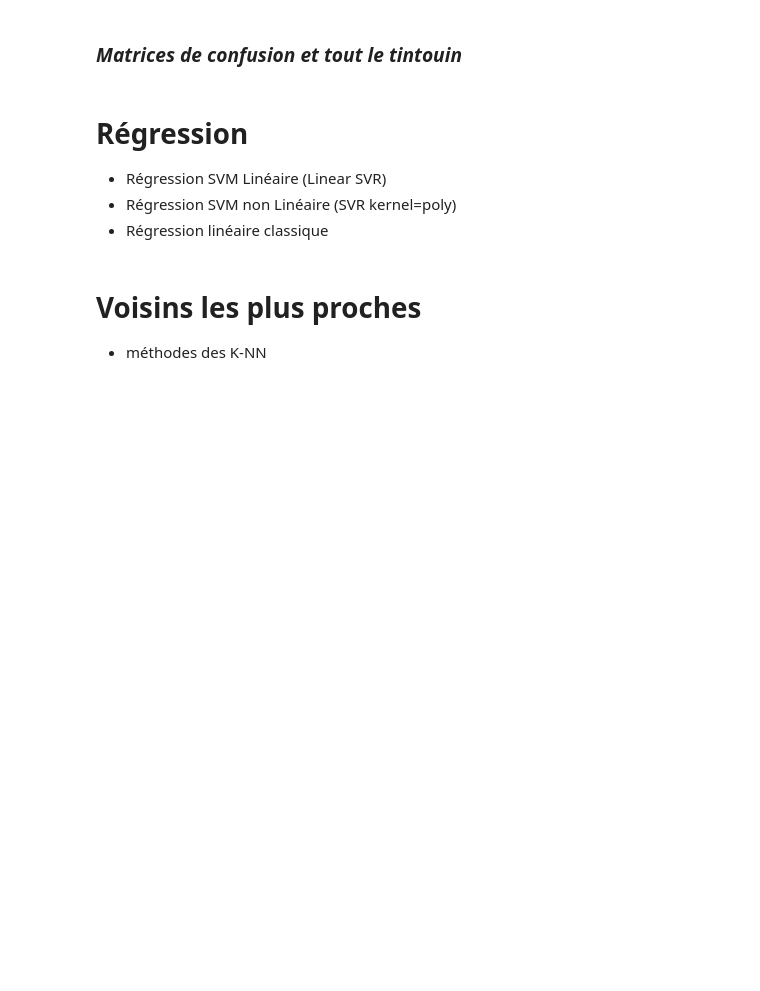
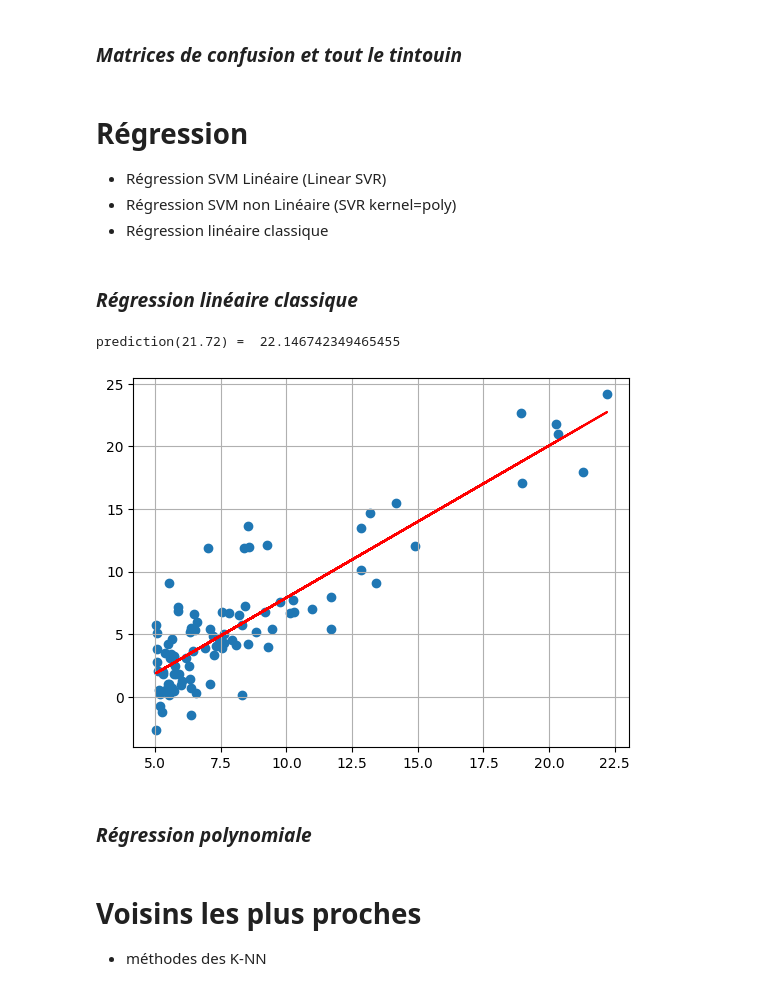
Before and after one commit to Tibserre/Intelligence_Artificielle, a Jupyter notebook: Fiche_IA.ipynb, the cells around one changed output. Cells and saved outputs as stored; diff of their text form; code cells hidden in the pictures; blank space fills up the shorter version.

```diff
--- a/Fiche_IA.ipynb
+++ b/Fiche_IA.ipynb
@@ -188,3 +188,44 @@ print(multilabel_confusion_matrix(y_test, y_pred))
 - Régression SVM Linéaire (Linear SVR)
 - Régression SVM non Linéaire (SVR kernel=poly)
 - Régression linéaire classique
+# %% [markdown]
+### *Régression linéaire classique*
+# %%
+#1)chargement des données
+import pandas as pd
+path="donnees/donnees_TP2.csv"
+df = pd.read_csv(path)
+#error_bad_lines=False
+#selection de la première colonne de notre dataset (la taille de la population)
+X = df.iloc[0:len(df),0]
+#selection de deuxième colonnes de notre dataset (le profit effectué)
+Y = df.iloc[0:len(df),1]
+
+#2)visualisation des données
+import matplotlib.pyplot as plt
+axes = plt.axes()
+axes.grid() # dessiner une grille pour une meilleur lisibilité du graphe
+plt.scatter(X,Y) # X et Y sont les variables qu'on a extraite dans le paragraphe précédent
+
+
+#3)Apliquer l'algo
+from scipy import stats
+#linregress() renvoie plusieurs variables de retour. On s'interessera
+# particulierement au slope et intercept
+slope, intercept, r_value, p_value, std_err = stats.linregress(X, Y)
+
+#4) effectuer des prédictions
+def prediction(x):
+   return slope * x + intercept
+
+#la variable fitLine sera un tableau de valeurs prédites depuis la tableau de variables X
+fitLine = prediction(X)
+plt.plot(X, fitLine, c='r')
+
+print("prediction(21.72) = ",prediction(21.72))
+# retourne : 22.146742349465455
+# %% [output]
+prediction(21.72) =  22.146742349465455
+[figure, added]
+# %% [markdown]
+### *Régression polynomiale*
```
Also changed, not shown: parts of 1 cell of this notebook, 1 other file.
